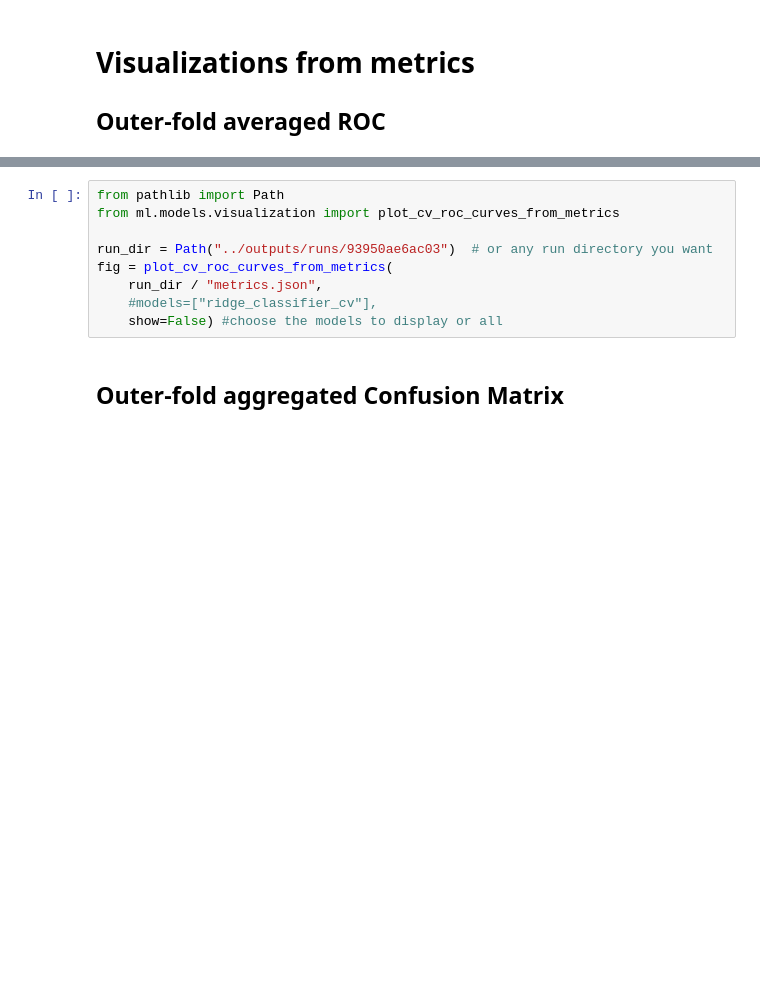
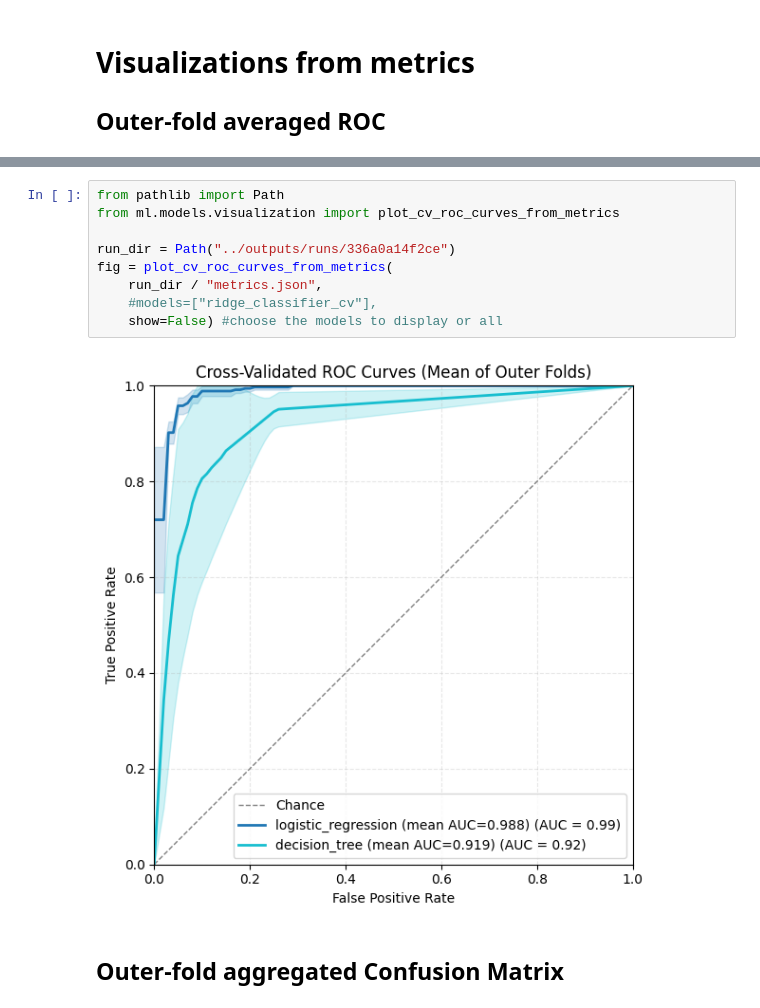
Before and after one commit to WewerAlbrechtsenLab/ML, a Jupyter notebook: notebooks/ML.ipynb, the cells around one changed output, grey strips where cells are left out. Drawn from its saved outputs; the diff is of its cells as text; blank space fills up the shorter version.

```diff
--- a/notebooks/ML.ipynb
+++ b/notebooks/ML.ipynb
@@ -87,12 +139,14 @@ fig = plot_confusion_from_leaderboard(run_dir / "leaderboard.csv", model= 'logis
 # %%
 from pathlib import Path
 from ml.models.visualization import plot_cv_roc_curves_from_metrics
 
-run_dir = Path("../outputs/runs/93950ae6ac03")  # or any run directory you want
+run_dir = Path("../outputs/runs/336a0a14f2ce")
 fig = plot_cv_roc_curves_from_metrics(
     run_dir / "metrics.json",
     #models=["ridge_classifier_cv"],
     show=False) #choose the models to display or all
+# %% [output]
+[figure, added]
 # %% [markdown]
 ## Outer-fold aggregated Confusion Matrix
 # %%
```
Also changed, not shown: parts of 8 cells of this notebook, 21 other files.
